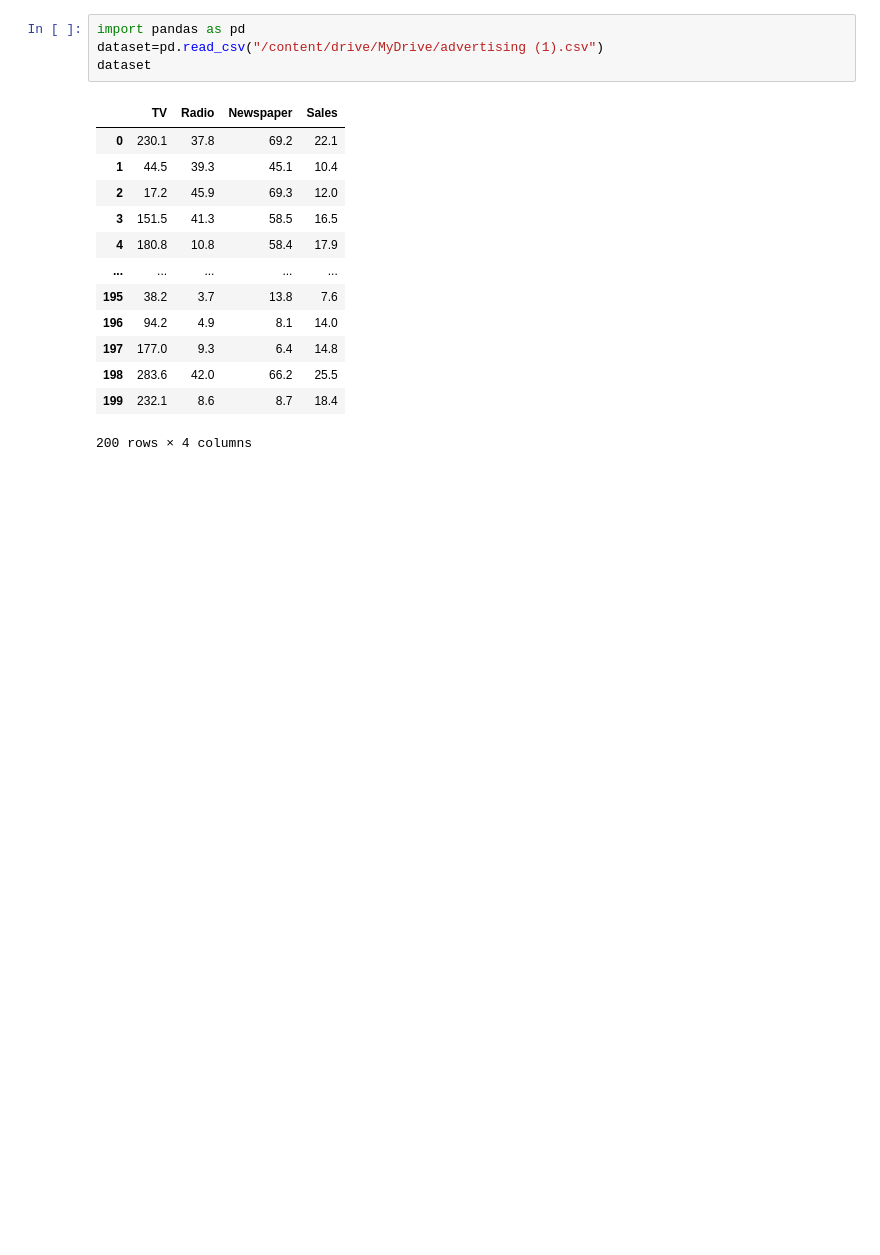
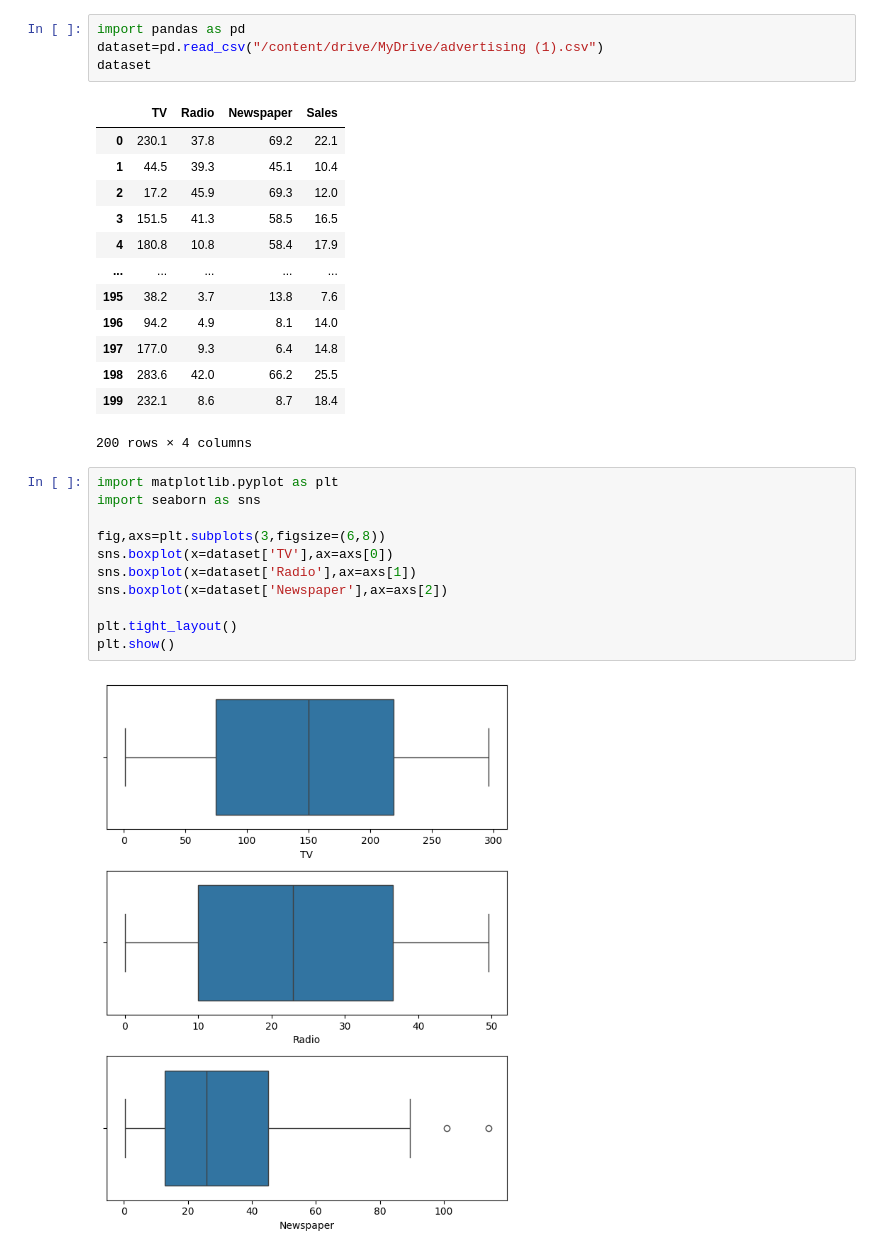
Before and after one commit to runeking2006/vac_1, a Jupyter notebook: regression.ipynb, the cells around one changed output. Saved outputs shown, nothing was run; the diff lists cells and outputs as text; blank space fills up the shorter version.

```diff
--- a/regression.ipynb
+++ b/regression.ipynb
@@ -408,3 +408,16 @@ dataset
 | 198 | 283.6 | 42.0 | 66.2 | 25.5 |
 | 199 | 232.1 | 8.6 | 8.7 | 18.4 |
 200 rows × 4 columns
+# %%
+import matplotlib.pyplot as plt
+import seaborn as sns
+
+fig,axs=plt.subplots(3,figsize=(6,8))
+sns.boxplot(x=dataset['TV'],ax=axs[0])
+sns.boxplot(x=dataset['Radio'],ax=axs[1])
+sns.boxplot(x=dataset['Newspaper'],ax=axs[2])
+
+plt.tight_layout()
+plt.show()
+# %% [output]
+[figure, added]
```
Also changed, not shown: parts of 8 cells of this notebook.
